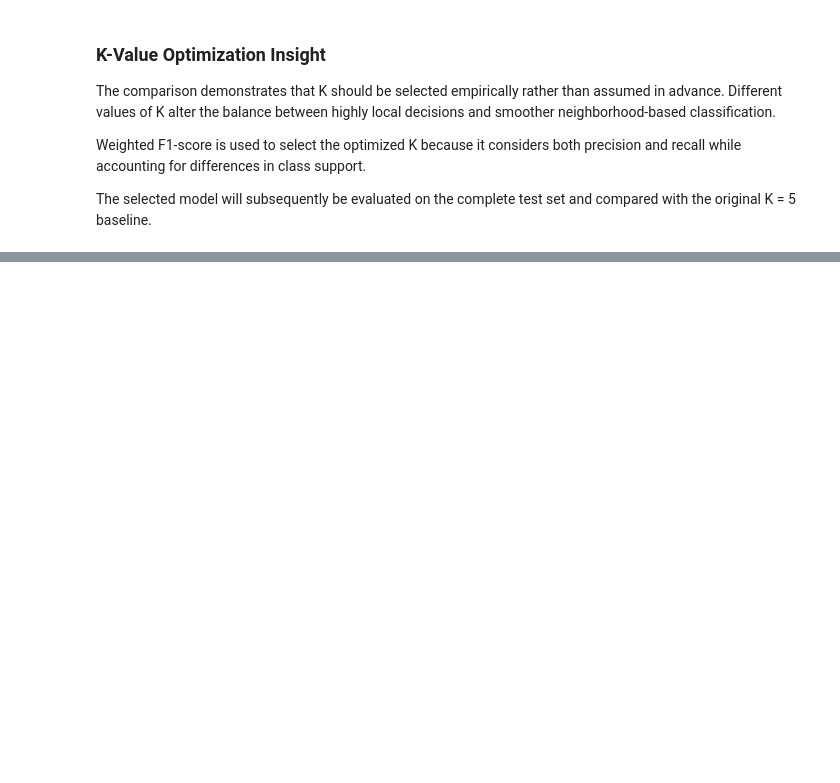
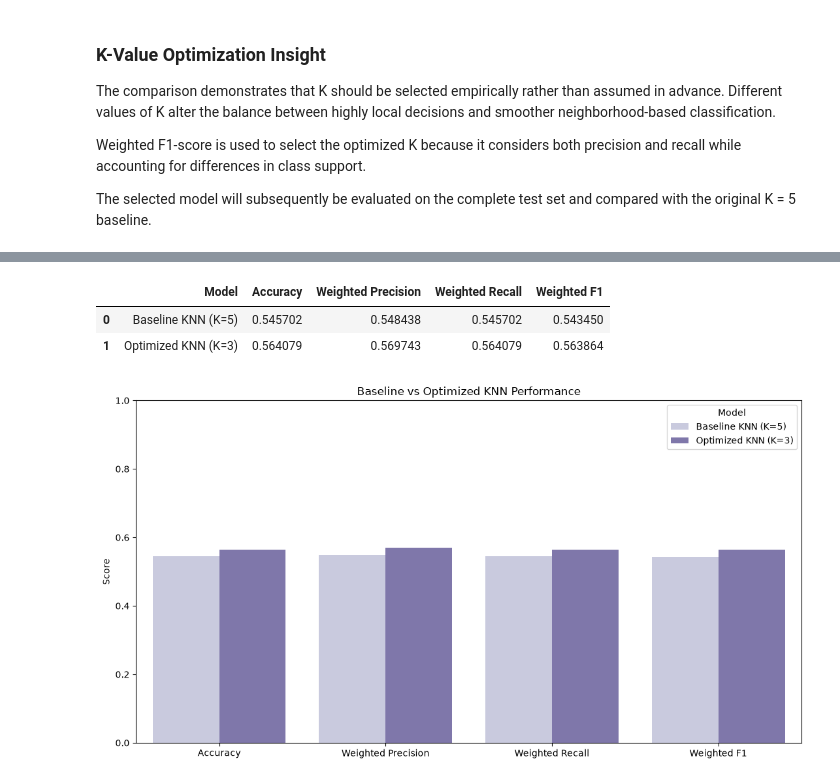
Before and after one commit to Pralishatripathy000/ml-knn, a Jupyter notebook: notebook.ipynb, the cells around one changed output, grey strips where cells are left out. Saved outputs shown, nothing was run; the diff lists cells and outputs as text; code cells hidden in the pictures; blank space fills up the shorter version.

Commit message:
Add optimized KNN evaluation and neighbor analysis

```diff
--- a/notebook.ipynb
+++ b/notebook.ipynb
@@ -1510,0 +1519,8 @@ The selected model will subsequently be evaluated on the complete test set and c
+# %%
+# Generate predictions using the optimized KNN model
+
+optimized_y_pred = optimized_knn.predict(X_test_scaled)
+
+print("Optimized predictions completed.")
+print("Best K:", best_k)
+print("Number of predictions:", len(optimized_y_pred))
@@ -1510,0 +1563,68 @@ The selected model will subsequently be evaluated on the complete test set and c
+# %%
+# Compare baseline KNN performance with the optimized model
+
+model_comparison = pd.DataFrame({
+    "Model": [
+        "Baseline KNN (K=5)",
+        f"Optimized KNN (K={best_k})"
+    ],
+    "Accuracy": [
+        accuracy,
+        optimized_accuracy
+    ],
+    "Weighted Precision": [
+        precision,
+        optimized_precision
+    ],
+    "Weighted Recall": [
+        recall,
+        optimized_recall
+    ],
+    "Weighted F1": [
+        f1,
+        optimized_f1
+    ]
+})
+
+model_comparison.to_csv(
+    "outputs/tables/baseline_vs_optimized_knn.csv",
+    index=False
+)
+
+model_comparison
+# %% [output]
+|  | Model | Accuracy | Weighted Precision | Weighted Recall | Weighted F1 |
+| 0 | Baseline KNN (K=5) | 0.545702 | 0.548438 | 0.545702 | 0.543450 |
+| 1 | Optimized KNN (K=3) | 0.564079 | 0.569743 | 0.564079 | 0.563864 |
+# %%
+# Visualize baseline and optimized KNN performance
+
+comparison_long = model_comparison.melt(
+    id_vars="Model",
+    var_name="Metric",
+    value_name="Score"
+)
+
+plt.figure(figsize=(11, 6))
+
+sns.barplot(
+    data=comparison_long,
+    x="Metric",
+    y="Score",
+    hue="Model",
+    palette="Purples"
+)
+
+plt.ylim(0, 1)
+plt.title("Baseline vs Optimized KNN Performance")
+plt.xlabel("")
+plt.ylabel("Score")
+
+plt.tight_layout()
+plt.savefig(
+    "outputs/figures/baseline_vs_optimized_knn.png",
+    dpi=300
+)
+plt.show()
+# %% [output]
+[figure, added]
```
Also changed, not shown: parts of 8 cells of this notebook, 5 other files.
